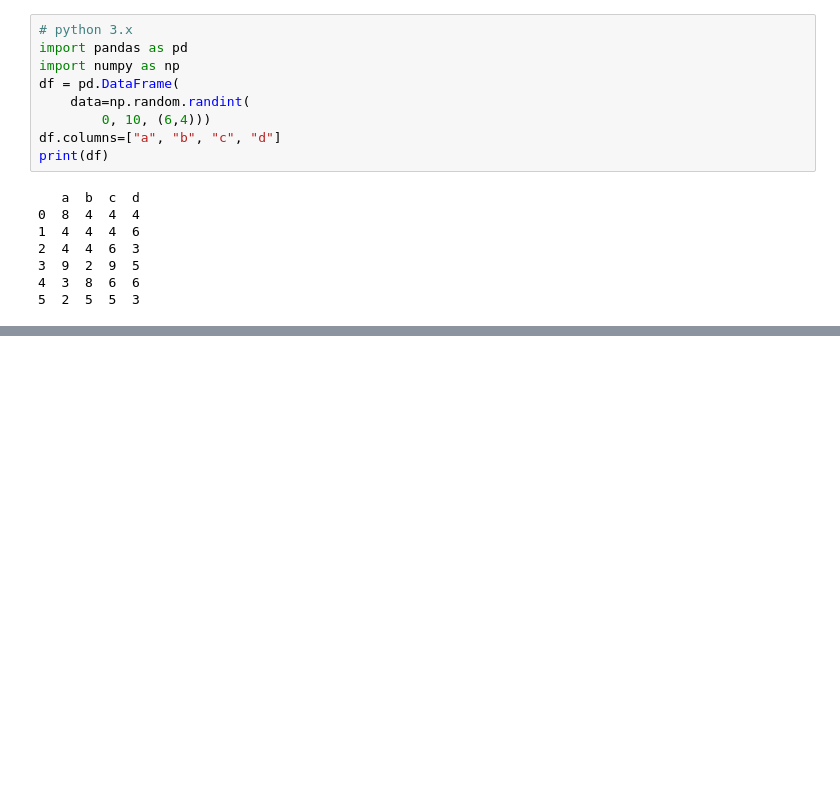
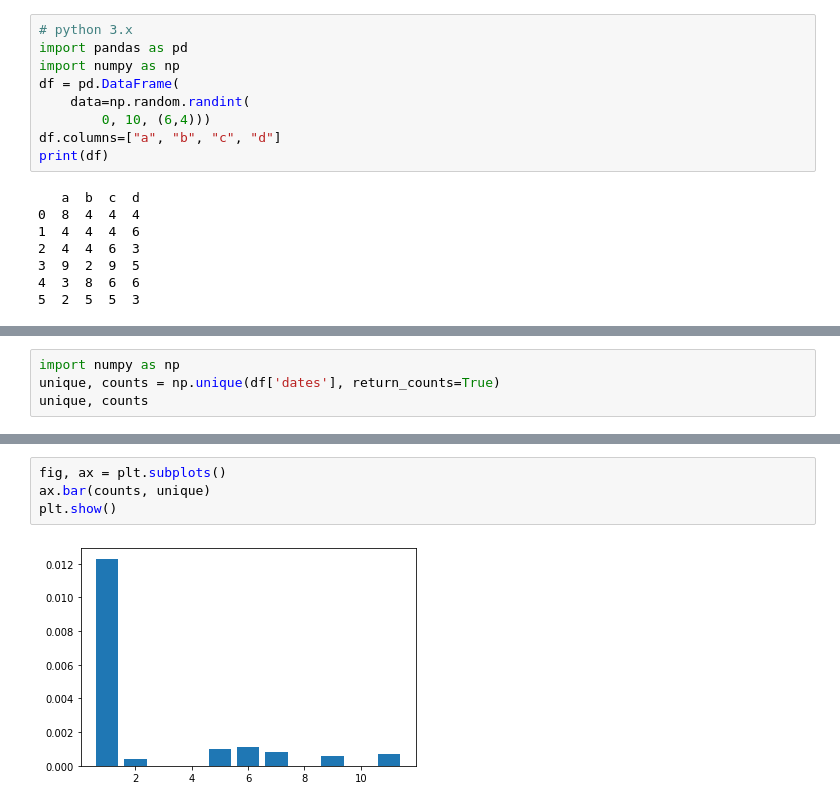
Before and after one commit to aldairpr/Web_Scraping_SOPHIE_archive, a Jupyter notebook: example.ipynb, the cells around one changed output, grey strips where cells are left out. Cells and saved outputs as stored; diff of their text form; blank space fills up the shorter version.

```diff
--- a/example.ipynb
+++ b/example.ipynb
@@ -352,0 +575,4 @@ TypeError: object of type 'int' has no len()
+# %%
+import numpy as np
+unique, counts = np.unique(df['dates'], return_counts=True)
+unique, counts
@@ -352,0 +591,6 @@ TypeError: object of type 'int' has no len()
+# %%
+fig, ax = plt.subplots()
+ax.bar(counts, unique)
+plt.show()
+# %% [output]
+[figure, added]
```
Also changed, not shown: parts of 24 cells of this notebook, 6 other files.
